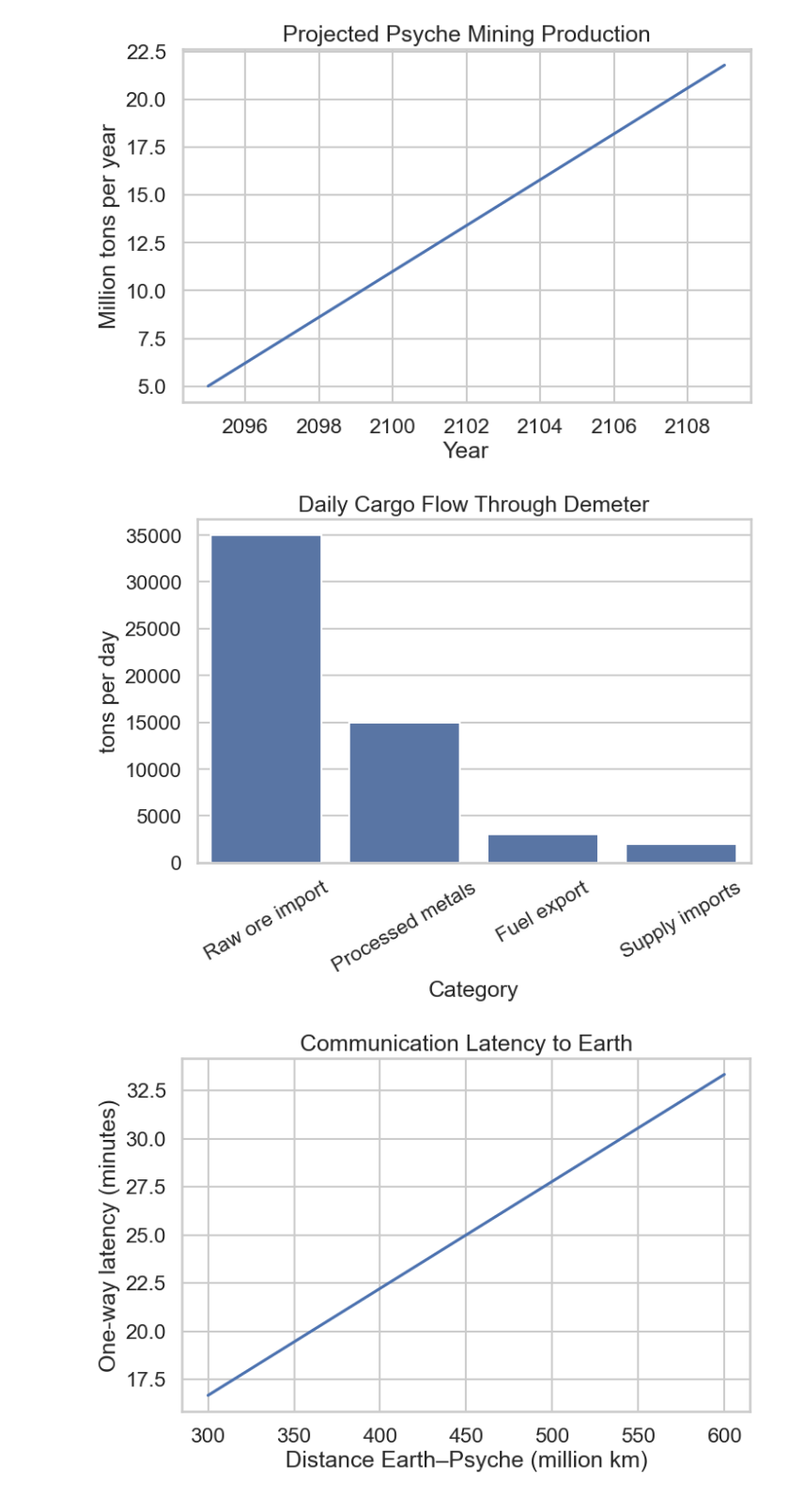
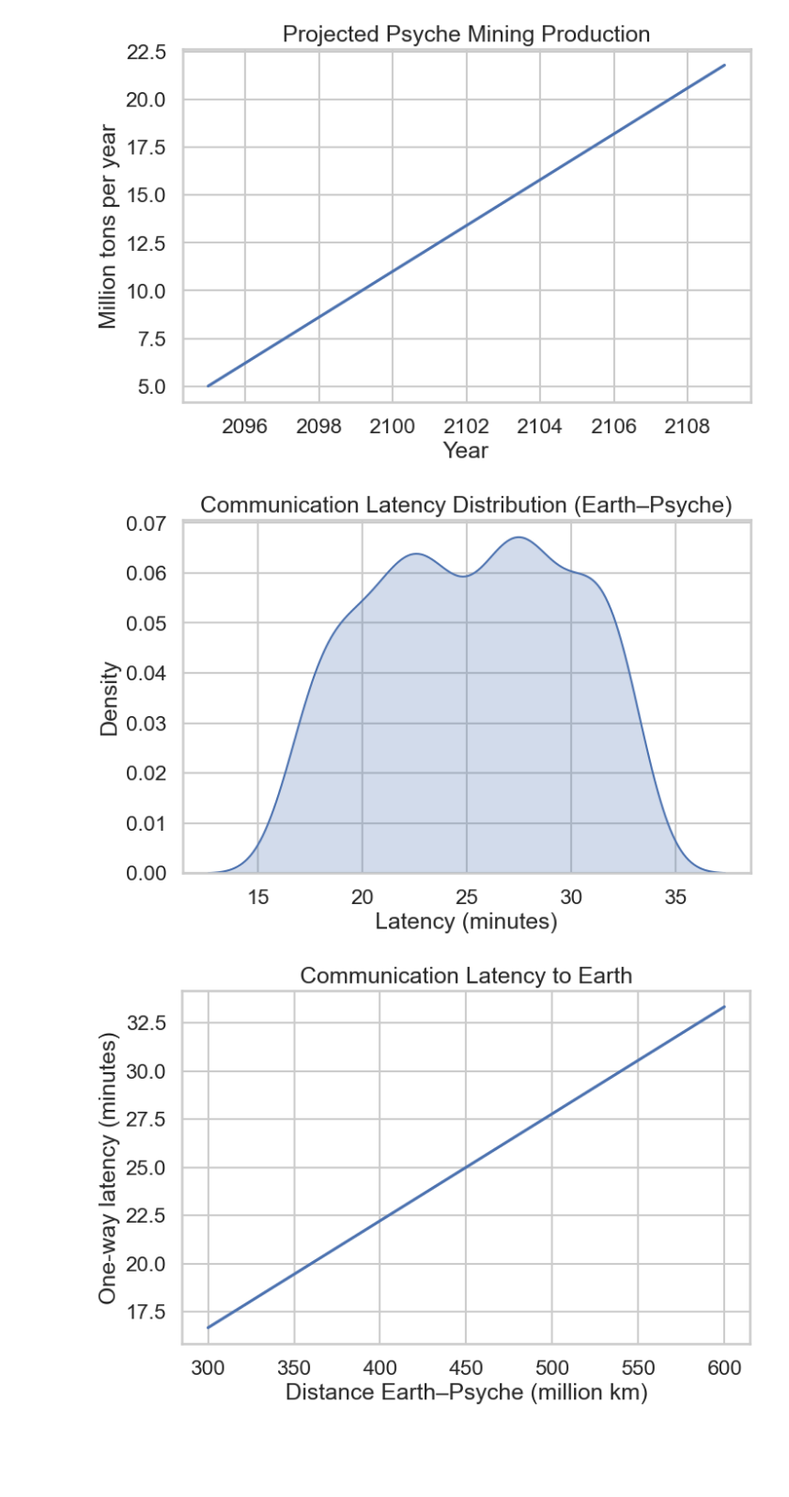
Before and after one commit to DomiStjls/FI-YD, a Jupyter notebook: notebooks/visual.ipynb, the cells around one changed output. Shown at 94% size. Drawn from its saved outputs; the diff is of its cells as text; code cells hidden in the pictures; blank space fills up the shorter version.

```diff
--- a/notebooks/visual.ipynb
+++ b/notebooks/visual.ipynb
@@ -130,19 +182,29 @@ plt.show()
 # %% [output]
 [figure]
 # %%
-cargo = pd.DataFrame({
-"Category":["Raw ore import","Processed metals","Fuel export","Supply imports"],
-"tons_per_day":[35000,15000,3000,2000]
+distances = np.random.uniform(
+    COMMUNICATION["earth_min_km"],
+    COMMUNICATION["earth_max_km"],
+    500
+)
+
+c = 3e5  # km/s
+
+latency = distances / c / 60
+
+lat_df = pd.DataFrame({
+    "Latency (minutes)": latency
 })
 
 plt.figure(figsize=(8,5))
-sns.barplot(data=cargo,x="Category",y="tons_per_day")
-plt.title("Daily Cargo Flow Through Demeter")
-plt.ylabel("tons per day")
-plt.xticks(rotation=30)
+sns.kdeplot(lat_df["Latency (minutes)"], fill=True)
+
+plt.title("Communication Latency Distribution (Earth–Psyche)")
+plt.xlabel("Latency (minutes)")
+
 plt.show()
 # %% [output]
-[figure, old version]
+[figure, new version]
 # %%
 c = 3e8
 dist_km = np.linspace(300e6,600e6,100)
```
Also changed, not shown: parts of 9 cells of this notebook.
